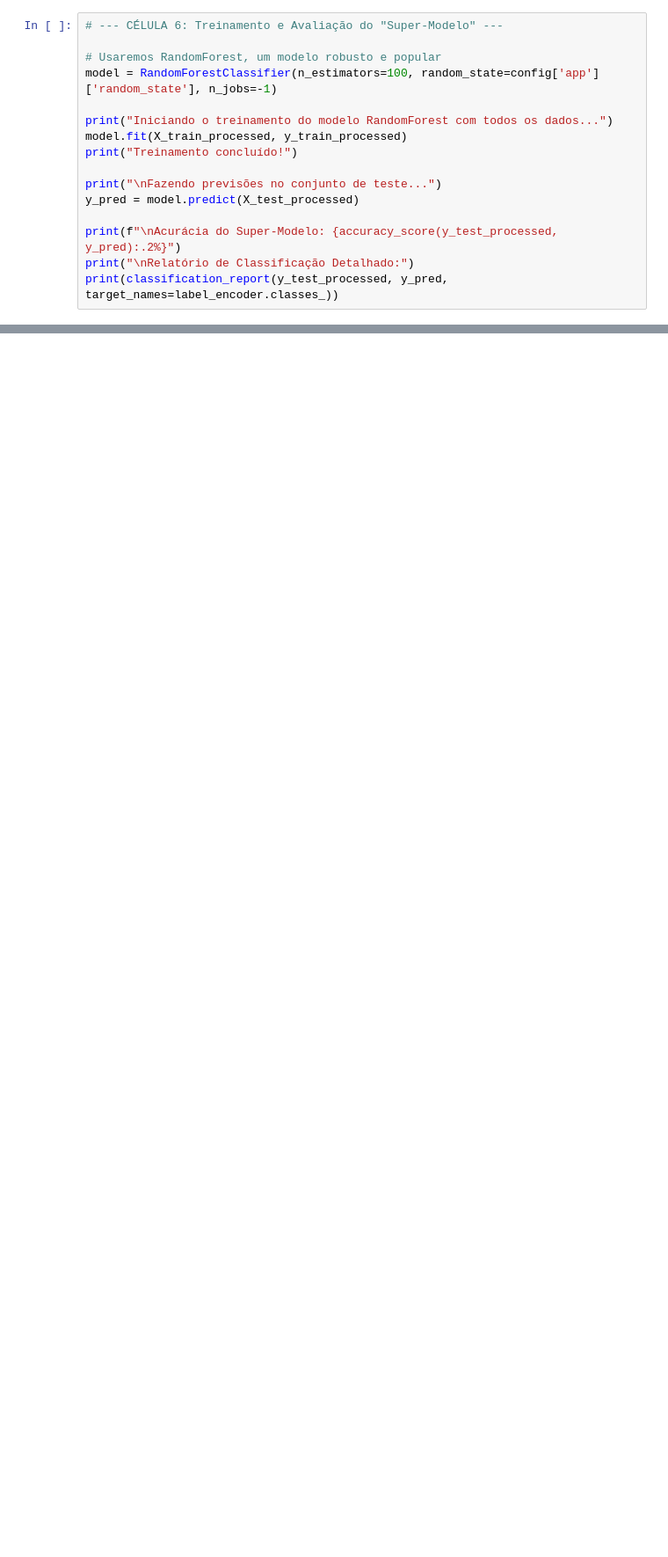
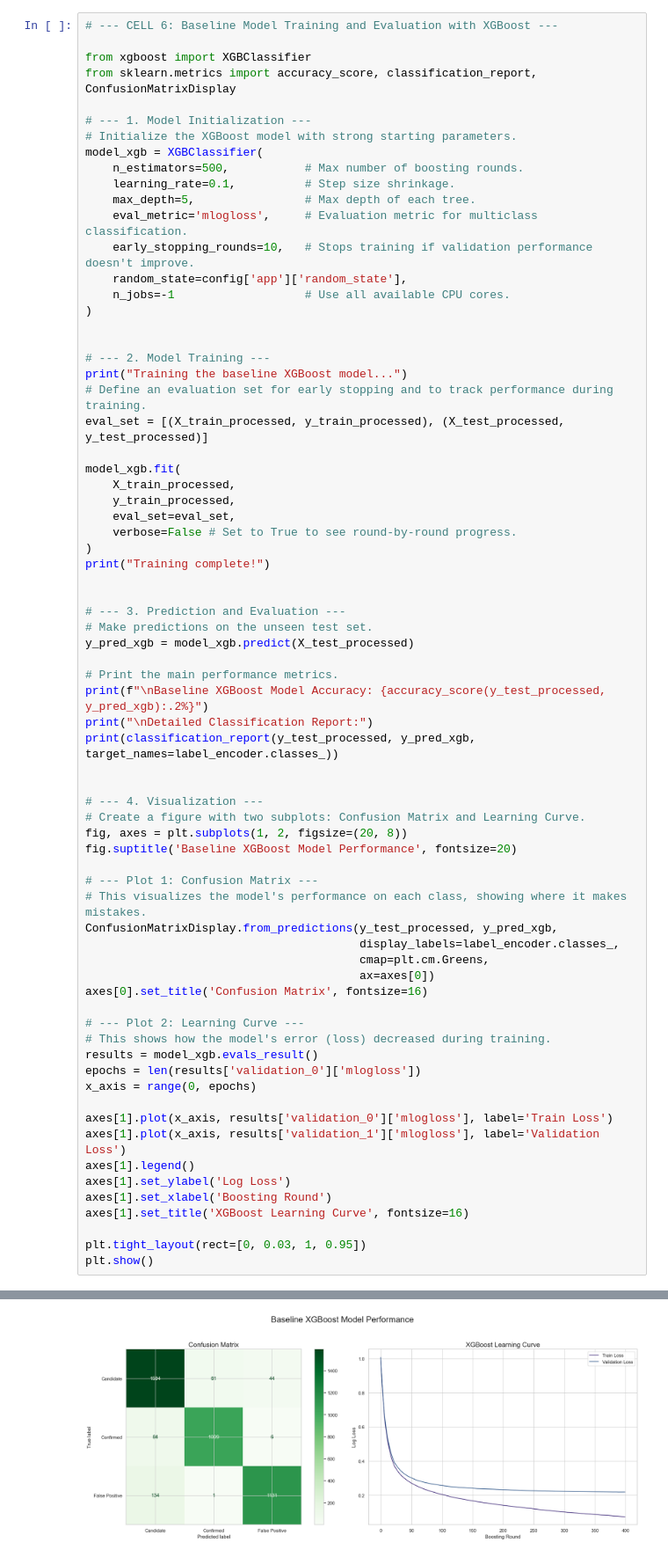
Before and after one commit to gasbriel07sm/hackathon_exoplanet, a Jupyter notebook: preprocessing.ipynb, the cells around one changed output, grey strips where cells are left out. Shown at 88% size. Drawn from its saved outputs; the diff is of its cells as text; blank space fills up the shorter version.

```diff
--- a/preprocessing.ipynb
+++ b/preprocessing.ipynb
@@ -180,17 +477,72 @@ Célula 6: Treinamento e Avaliação do "Super-Modelo"
 # %%
-# --- CÉLULA 6: Treinamento e Avaliação do "Super-Modelo" ---
+# --- CELL 6: Baseline Model Training and Evaluation with XGBoost ---
 
-# Usaremos RandomForest, um modelo robusto e popular
-model = RandomForestClassifier(n_estimators=100, random_state=config['app']['random_state'], n_jobs=-1)
+from xgboost import XGBClassifier
+from sklearn.metrics import accuracy_score, classification_report, ConfusionMatrixDisplay
 
-print("Iniciando o treinamento do modelo RandomForest com todos os dados...")
-model.fit(X_train_processed, y_train_processed)
-print("Treinamento concluído!")
+# --- 1. Model Initialization ---
+# Initialize the XGBoost model with strong starting parameters.
+model_xgb = XGBClassifier(
+    n_estimators=500,           # Max number of boosting rounds.
+    learning_rate=0.1,          # Step size shrinkage.
+    max_depth=5,                # Max depth of each tree.
+    eval_metric='mlogloss',     # Evaluation metric for multiclass classification.
+    early_stopping_rounds=10,   # Stops training if validation performance doesn't improve.
+    random_state=config['app']['random_state'],
+    n_jobs=-1                   # Use all available CPU cores.
+)
 
-print("\nFazendo previsões no conjunto de teste...")
-y_pred = model.predict(X_test_processed)
 
-print(f"\nAcurácia do Super-Modelo: {accuracy_score(y_test_processed, y_pred):.2%}")
-print("\nRelatório de Classificação Detalhado:")
-print(classification_report(y_test_processed, y_pred, target_names=label_encoder.classes_))
+# --- 2. Model Training ---
+print("Training the baseline XGBoost model...")
+# Define an evaluation set for early stopping and to track performance during training.
+eval_set = [(X_train_processed, y_train_processed), (X_test_processed, y_test_processed)]
+
+model_xgb.fit(
+    X_train_processed,
+    y_train_processed,
+    eval_set=eval_set,
+    verbose=False # Set to True to see round-by-round progress.
+)
+print("Training complete!")
+
+
+# --- 3. Prediction and Evaluation ---
+# Make predictions on the unseen test set.
+y_pred_xgb = model_xgb.predict(X_test_processed)
+
+# Print the main performance metrics.
+print(f"\nBaseline XGBoost Model Accuracy: {accuracy_score(y_test_processed, y_pred_xgb):.2%}")
+print("\nDetailed Classification Report:")
+print(classification_report(y_test_processed, y_pred_xgb, target_names=label_encoder.classes_))
+
+
+# --- 4. Visualization ---
+# Create a figure with two subplots: Confusion Matrix and Learning Curve.
+fig, axes = plt.subplots(1, 2, figsize=(20, 8))
+fig.suptitle('Baseline XGBoost Model Performance', fontsize=20)
+
+# --- Plot 1: Confusion Matrix ---
+# This visualizes the model's performance on each class, showing where it makes mistakes.
+ConfusionMatrixDisplay.from_predictions(y_test_processed, y_pred_xgb,
+                                        display_labels=label_encoder.classes_,
+                                        cmap=plt.cm.Greens,
+                                        ax=axes[0])
+axes[0].set_title('Confusion Matrix', fontsize=16)
+
+# --- Plot 2: Learning Curve ---
+# This shows how the model's error (loss) decreased during training.
+results = model_xgb.evals_result()
+epochs = len(results['validation_0']['mlogloss'])
+x_axis = range(0, epochs)
+
+axes[1].plot(x_axis, results['validation_0']['mlogloss'], label='Train Loss')
+axes[1].plot(x_axis, results['validation_1']['mlogloss'], label='Validation Loss')
+axes[1].legend()
+axes[1].set_ylabel('Log Loss')
+axes[1].set_xlabel('Boosting Round')
+axes[1].set_title('XGBoost Learning Curve', fontsize=16)
+
+plt.tight_layout(rect=[0, 0.03, 1, 0.95])
+plt.show()
 # %% [output]
@@ -214 +564,2 @@ False Positive       0.94      0.85      0.89      1207
+[figure, added]
 # %% [markdown]
```
Also changed, not shown: parts of 19 cells of this notebook, 7 other files.
